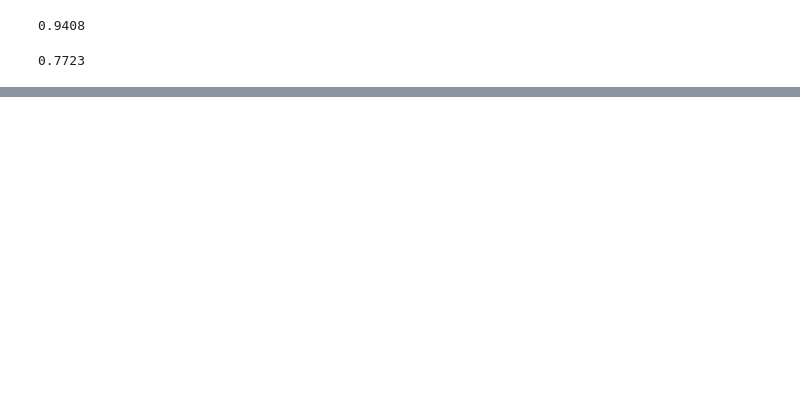
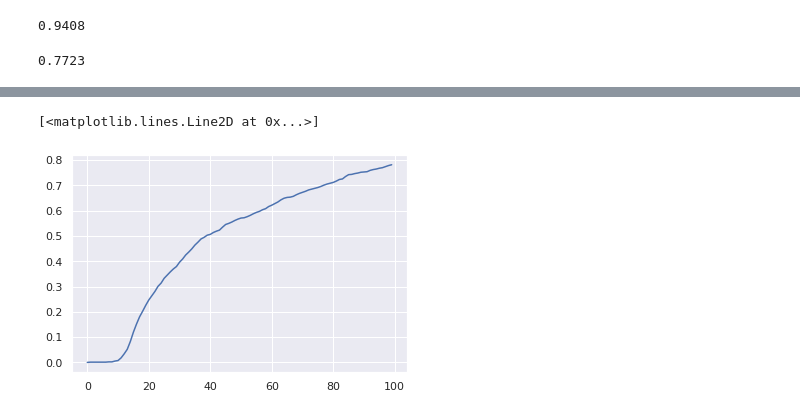
Before and after one commit to YZYT/Decentralized-MF, a Jupyter notebook: model/model_explore.ipynb, the cells around one changed output, grey strips where cells are left out. Cells and saved outputs as stored; diff of their text form; code cells hidden in the pictures; blank space fills up the shorter version.

```diff
--- a/model/model_explore.ipynb
+++ b/model/model_explore.ipynb
@@ -37,0 +89,7 @@ U.shape
+# %%
+user_activeness = user_active.copy()
+user_activeness[user_activeness > 100] = 100
+plt.plot(np.arange(int(user_activeness.max())), [(user_activeness < t).sum() / len(user_activeness) for t in range(int(user_activeness.max()))])
+# %% [output]
+[<matplotlib.lines.Line2D at 0x...>]
+[figure, added]
```
Also changed, not shown: parts of 15 cells of this notebook.
